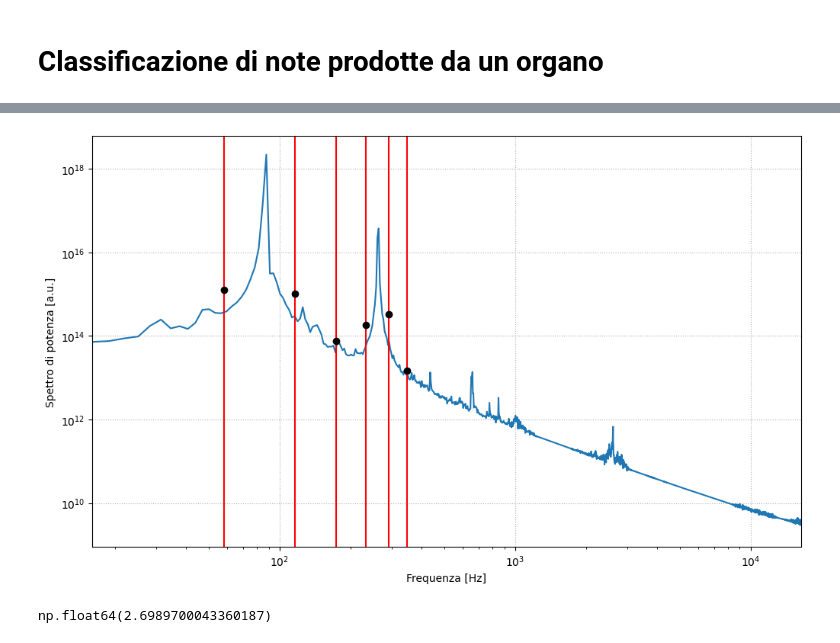
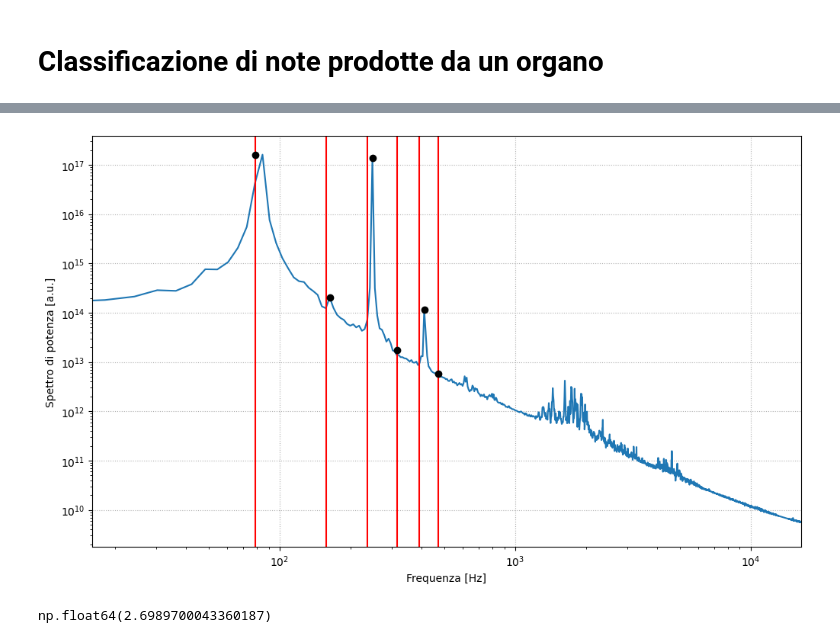
Before and after one commit to maddoc-g/3_organ_clustering, a Jupyter notebook: esperienza_3.ipynb, the cells around one changed output, grey strips where cells are left out. Cells and saved outputs as stored; diff of their text form; code cells hidden in the pictures.

Commit message:
Reso le note musicali più precise, migliorato il test sulla lettura dei picchi teorici, commentato bene tutto il codice più recente. Peak reading è ancora da aggiornare

```diff
--- a/esperienza_3.ipynb
+++ b/esperienza_3.ipynb
@@ -104,7 +93,7 @@ from lib.readwav import *
 # Scegliamo arbitrariamente un file da analizzare e cominciamo.
 
 # Innanzitutto lo leggiamo:
-filename = "./wav_files/note_23.wav"
+filename = "./wav_files/note_78.wav"
 rate, note = readwav(filename)
 note = note[:,0] # D'ora in poi presumiamo questo step, che diventa quindi necessario
 time = np.linspace(0, note.shape[0], note.shape[0], endpoint = False) / rate
@@ -441,44 +410,54 @@ Stima finale della fondamentale: 58 +- 4.7e+00 Hz
 #plt.legend()
 #plt.show()
 # %%
-estimated_harmonics = [fundamental * i for i in range(1,7)] # 6 elementi, consideriamo le prime 6 armoniche
-#tolerance_harmonics = 30 # commentato per usare una tolleranza dinamica
+# Con una misura della fondamentale, buona o cattiva che sia, possiamo usarla per generare le armoniche "teoriche".
+# Una volta generate, possiamo poi controllare quanto bene effettivamente coincidano con quelle "sperimentali".
+
+estimated_harmonics = [fundamental * i for i in range(1,7)] # 6 elementi perché considereremo le prime 6 armoniche
+#tolerance_harmonics = 30 # Lasciamo commentato perché forse una tolleranza dinamica è un'idea migliore
 measured_harmonics_frequency = []
 measured_harmonics_power = []
-#considered_harmonics = corrected_peaks[:9] # commentato per considerare più picchi sperimentali possibili
-neighborhood = 5 # nel caso in cui prendiamo l'armonica teorica, come potenza prendiamo il massimo in un intorno di 5 indici
+#considered_harmonics = corrected_peaks[:20] # Lasciamo commentato per considerare più picchi sperimentali possibili
+neighborhood = 2 # Ci servirà quando un'armonica "sperimentale" sarà mancante e potremo affidarci solo a quella teorica.
+# L'idea è che quando ad un picco teorico non corrisponde uno sperimentale allora considereremo come armonica la sola teorica,
+# e l'altezza del picco sarà banalmente lo spettro valutato a quella frequenza. Tuttavia, per migliorare leggermente questi risultati,
+# guardiamo un intorno di due indici a destra e sinistra e prendiamo il valore massimo dello spettro; magari il picco sperimentale c'è
+# ma non siamo riusciti a leggerlo.
+# Nota che per basse frequenze una differenza di un solo indice è già enorme, ecco perché questo valore è così basso.
 
+# Se il picco teorico corrisponde (entro una tolleranza essere il 5% della frequenza) ad un picco sperimentale,
+# allora come dato ci salviamo quello sperimentale. Senno, se il picco sperimentale manca, salviamo quello teorico.
 for estimate in estimated_harmonics:
     index_closest_harmonic = np.argmin(np.abs(estimate - frequencies_of_peaks))
     closest_harmonic = frequencies_of_peaks[index_closest_harmonic]
 
     if abs(estimate - closest_harmonic) < (0.05 * closest_harmonic):
         measured_harmonics_frequency.append(closest_harmonic)
         index_target = np.argmin(np.abs(closest_harmonic - frequencies))
         measured_harmonics_power.append(averaged_spectrum[index_target])
     else:
         measured_harmonics_frequency.append(estimate)
         index_target = np.argmin(np.abs(estimate - frequencies))
         start = max(0, index_target - neighborhood)
         end = min(len(averaged_spectrum), index_target + neighborhood + 1)
         measured_harmonics_power.append(np.max(averaged_spectrum[start:end]))
 
 
 plt.figure(figsize=(12,7))
 plt.plot(frequencies, averaged_spectrum)
 for estimate in estimated_harmonics:
     plt.axvline(estimate, color="r", linestyle="-")
 #for real in frequencies_of_peaks:
 #    plt.axvline(real, color="g", linestyle="--")
 plt.plot(measured_harmonics_frequency, measured_harmonics_power, marker = "o", linestyle = "None", color = "k")
 plt.yscale("log", base=10)
 plt.xscale("log", base=10)
 plt.xlim(2**4, 2**14)
 plt.ylabel("Spettro di potenza [a.u.]")
 plt.xlabel("Frequenza [Hz]")
 plt.grid(linestyle = ":")
 plt.show()
-# In verde, come prima, i picchi rilevati, ma adesso sono indicati in rosso i picchi confermati dalla teoria
-# ad esempio il file 238 ha la seconda armonica sperimentale mancante
+# In verde come prima i picchi "sperimentali", ma adesso sono anche indicati in rosso i picchi "teorici".
+# Con un punto nero indichiamo l'esatto valore selezionato come intensità dell'armonica.
 # %% [output]
-[figure, old version]
+[figure, new version]
```
Also changed, not shown: parts of 13 cells of this notebook, 2 other files.
